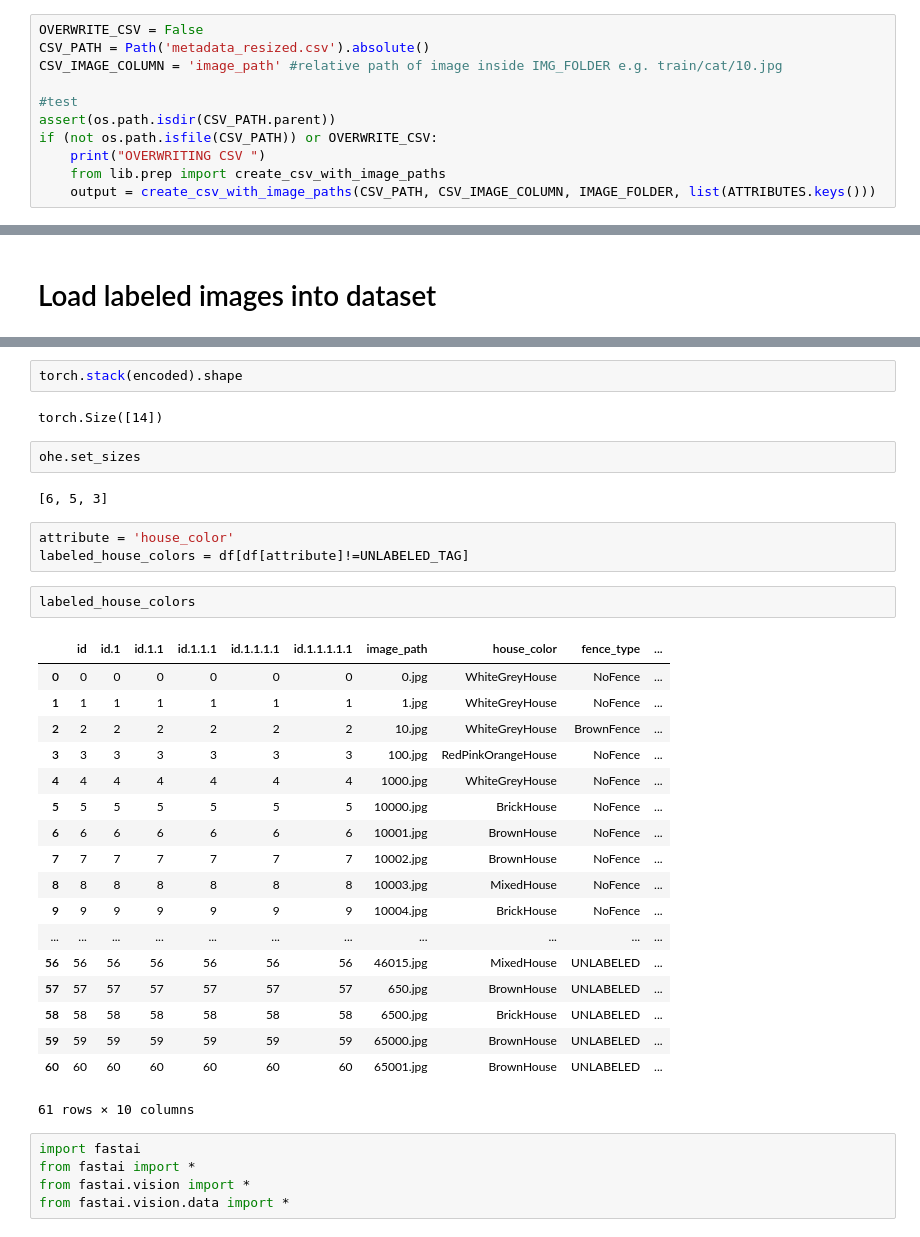
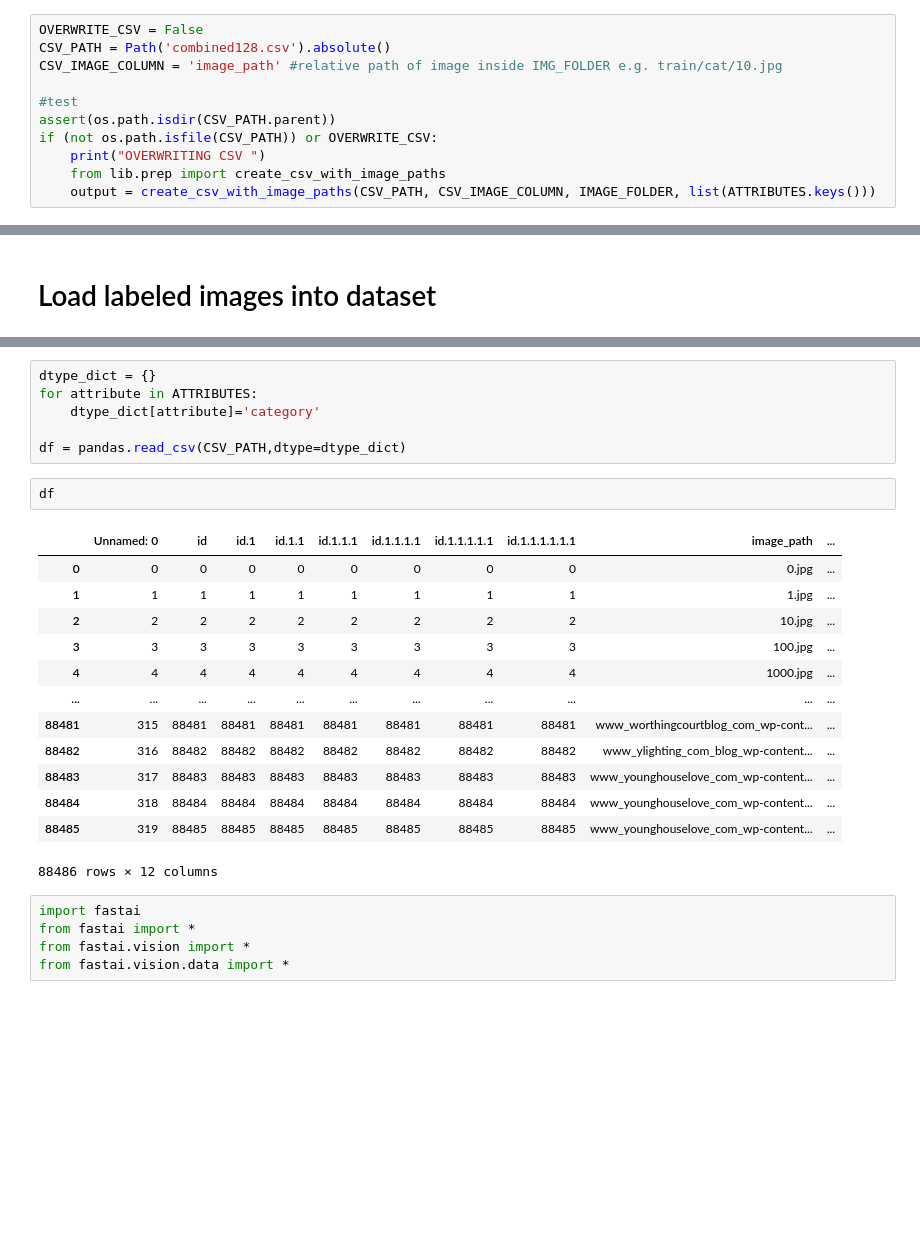
Before and after one commit to aaronrmm/house-modder, a Jupyter notebook: Main.ipynb, the cells around one changed output, grey strips where cells are left out. Saved outputs shown, nothing was run; the diff lists cells and outputs as text; blank space fills up the shorter version.

```diff
--- a/Main.ipynb
+++ b/Main.ipynb
@@ -29,7 +31,7 @@ for key in ATTRIBUTES.keys():
 # Specify a CSV (existing or not) and Image Column
 # %%
 OVERWRITE_CSV = False
-CSV_PATH = Path('metadata_resized.csv').absolute()
+CSV_PATH = Path('combined128.csv').absolute()
 CSV_IMAGE_COLUMN = 'image_path' #relative path of image inside IMG_FOLDER e.g. train/cat/10.jpg
 
 #test
@@ -142,35 +60,25 @@ house_dataset[0][1]
-# %%
-torch.stack(encoded).shape
-# %% [output]
-torch.Size([14])
-# %%
-ohe.set_sizes
-# %% [output]
-[6, 5, 3]
-# %%
-attribute = 'house_color'
-labeled_house_colors = df[df[attribute]!=UNLABELED_TAG]
-# %%
-labeled_house_colors
-# %% [output]
-|  | id | id.1 | id.1.1 | id.1.1.1 | id.1.1.1.1 | id.1.1.1.1.1 | image_path | house_color | fence_type | ... |
-| 0 | 0 | 0 | 0 | 0 | 0 | 0 | 0.jpg | WhiteGreyHouse | NoFence | ... |
-| 1 | 1 | 1 | 1 | 1 | 1 | 1 | 1.jpg | WhiteGreyHouse | NoFence | ... |
-| 2 | 2 | 2 | 2 | 2 | 2 | 2 | 10.jpg | WhiteGreyHouse | BrownFence | ... |
-| 3 | 3 | 3 | 3 | 3 | 3 | 3 | 100.jpg | RedPinkOrangeHouse | NoFence | ... |
-| 4 | 4 | 4 | 4 | 4 | 4 | 4 | 1000.jpg | WhiteGreyHouse | NoFence | ... |
-| 5 | 5 | 5 | 5 | 5 | 5 | 5 | 10000.jpg | BrickHouse | NoFence | ... |
-| 6 | 6 | 6 | 6 | 6 | 6 | 6 | 10001.jpg | BrownHouse | NoFence | ... |
-| 7 | 7 | 7 | 7 | 7 | 7 | 7 | 10002.jpg | BrownHouse | NoFence | ... |
-| 8 | 8 | 8 | 8 | 8 | 8 | 8 | 10003.jpg | MixedHouse | NoFence | ... |
-| 9 | 9 | 9 | 9 | 9 | 9 | 9 | 10004.jpg | BrickHouse | NoFence | ... |
-| ... | ... | ... | ... | ... | ... | ... | ... | ... | ... | ... |
-| 56 | 56 | 56 | 56 | 56 | 56 | 56 | 46015.jpg | MixedHouse | UNLABELED | ... |
-| 57 | 57 | 57 | 57 | 57 | 57 | 57 | 650.jpg | BrownHouse | UNLABELED | ... |
-| 58 | 58 | 58 | 58 | 58 | 58 | 58 | 6500.jpg | BrickHouse | UNLABELED | ... |
-| 59 | 59 | 59 | 59 | 59 | 59 | 59 | 65000.jpg | BrownHouse | UNLABELED | ... |
-| 60 | 60 | 60 | 60 | 60 | 60 | 60 | 65001.jpg | BrownHouse | UNLABELED | ... |
-61 rows × 10 columns
+# %%
+dtype_dict = {}
+for attribute in ATTRIBUTES:
+    dtype_dict[attribute]='category'
+
+df = pandas.read_csv(CSV_PATH,dtype=dtype_dict)
+# %%
+df
+# %% [output]
+|  | Unnamed: 0 | id | id.1 | id.1.1 | id.1.1.1 | id.1.1.1.1 | id.1.1.1.1.1 | id.1.1.1.1.1.1 | image_path | ... |
+| 0 | 0 | 0 | 0 | 0 | 0 | 0 | 0 | 0 | 0.jpg | ... |
+| 1 | 1 | 1 | 1 | 1 | 1 | 1 | 1 | 1 | 1.jpg | ... |
+| 2 | 2 | 2 | 2 | 2 | 2 | 2 | 2 | 2 | 10.jpg | ... |
+| 3 | 3 | 3 | 3 | 3 | 3 | 3 | 3 | 3 | 100.jpg | ... |
+| 4 | 4 | 4 | 4 | 4 | 4 | 4 | 4 | 4 | 1000.jpg | ... |
+| ... | ... | ... | ... | ... | ... | ... | ... | ... | ... | ... |
+| 88481 | 315 | 88481 | 88481 | 88481 | 88481 | 88481 | 88481 | 88481 | www_worthingcourtblog_com_wp-cont... | ... |
+| 88482 | 316 | 88482 | 88482 | 88482 | 88482 | 88482 | 88482 | 88482 | www_ylighting_com_blog_wp-content... | ... |
+| 88483 | 317 | 88483 | 88483 | 88483 | 88483 | 88483 | 88483 | 88483 | www_younghouselove_com_wp-content... | ... |
+| 88484 | 318 | 88484 | 88484 | 88484 | 88484 | 88484 | 88484 | 88484 | www_younghouselove_com_wp-content... | ... |
+| 88485 | 319 | 88485 | 88485 | 88485 | 88485 | 88485 | 88485 | 88485 | www_younghouselove_com_wp-content... | ... |
+88486 rows × 12 columns
 # %%
 import fastai
 from fastai import *
```
Also changed, not shown: parts of 27 cells of this notebook.
